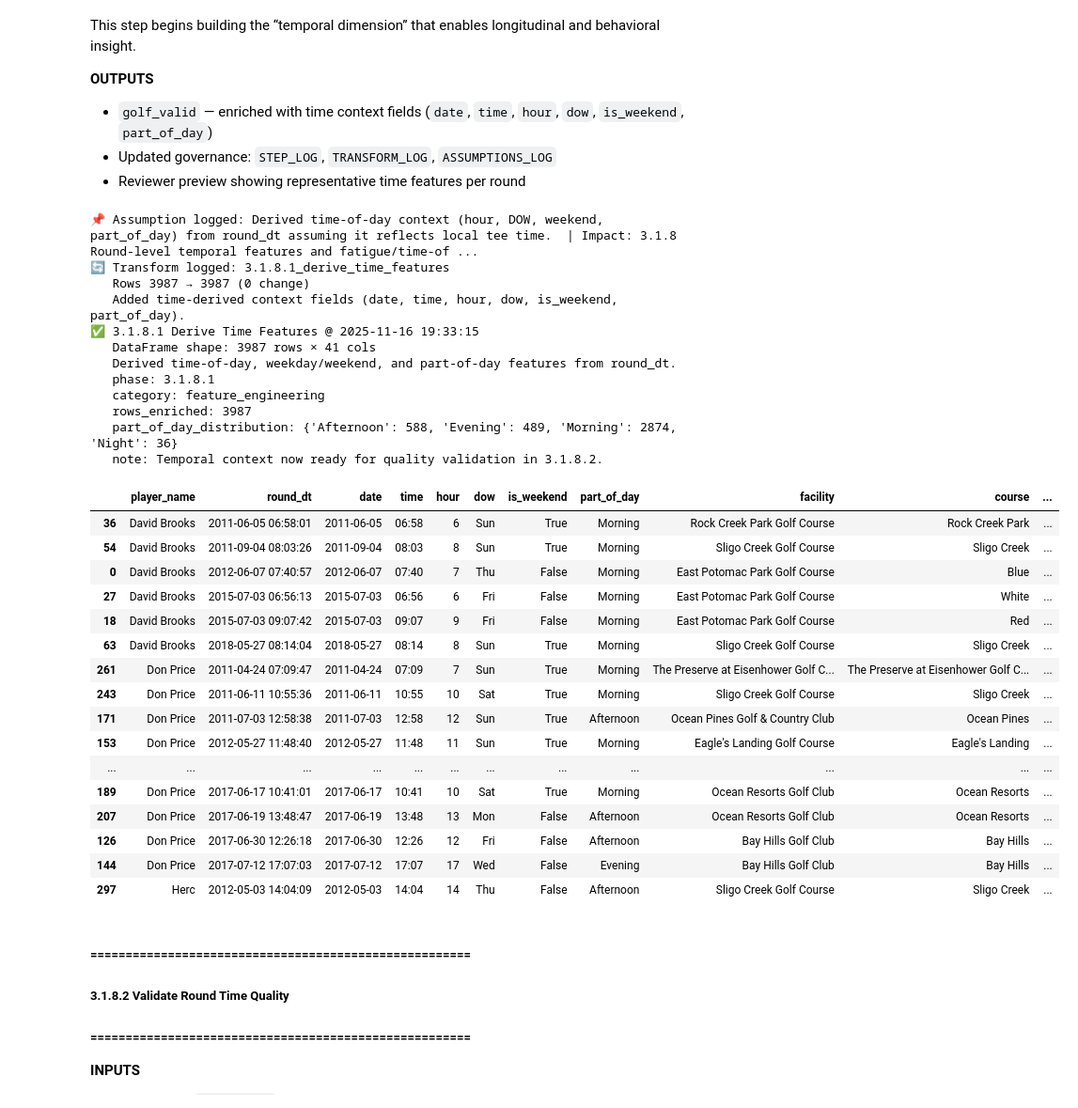
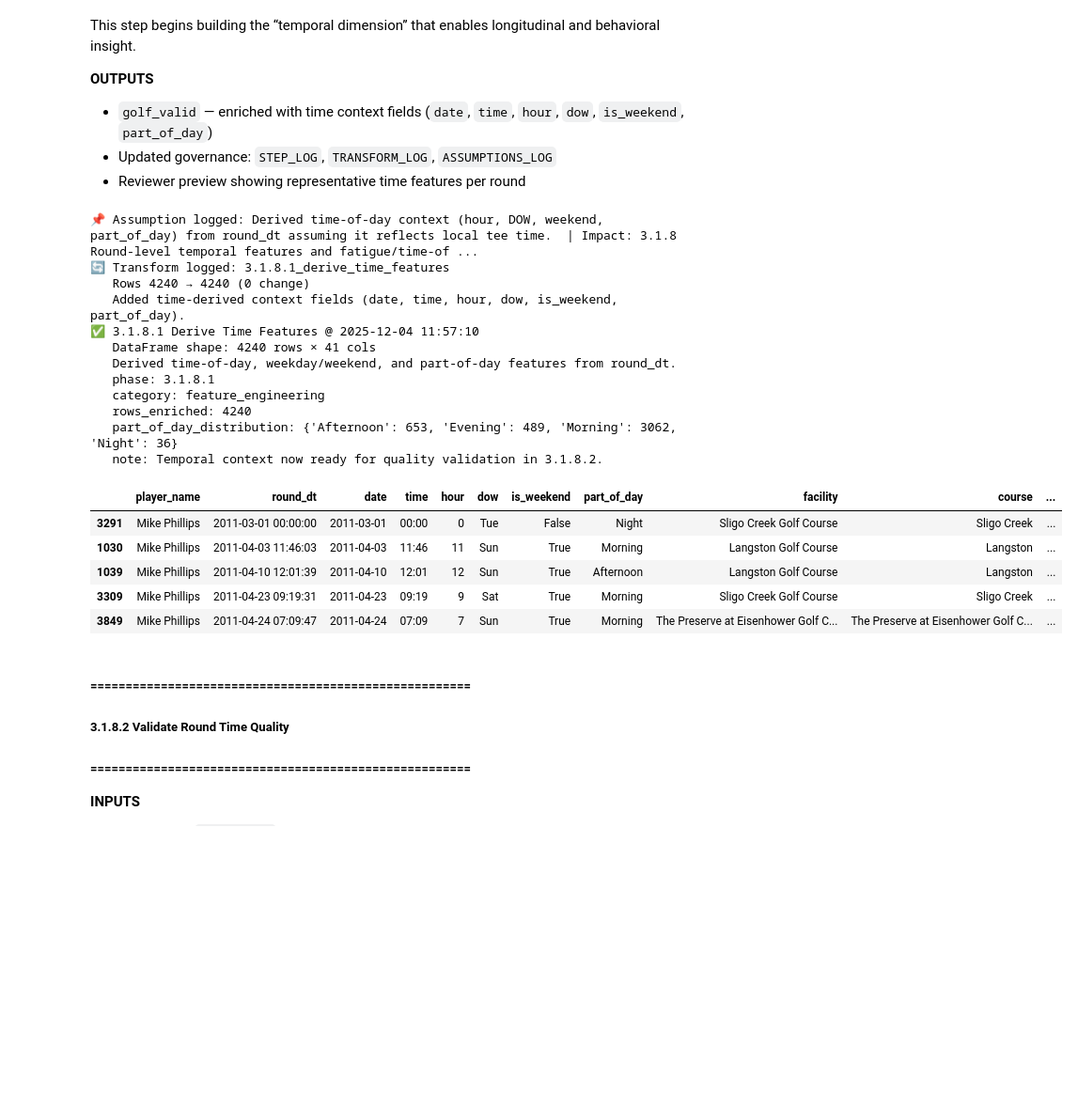
Before and after one commit to mclphlps/golf-performance-analytics-system, a Jupyter notebook: notebooks/golf-capstone.ipynb, the cells around one changed output. Shown at 94% size. Saved outputs shown, nothing was run; the diff lists cells and outputs as text; code cells hidden in the pictures; blank space fills up the shorter version.

```diff
--- a/notebooks/golf-capstone.ipynb
+++ b/notebooks/golf-capstone.ipynb
@@ -3070,7 +3006,8 @@ record_assumption(
 # 6. QA preview for reviewers
 # ------------------------------------------------------
 time_preview = (
-    golf_valid[
+    golf_valid.loc[
+        golf_valid["player_name"] == "Mike Phillips",
         [
             "player_name",
             "round_dt",
@@ -3085,11 +3022,11 @@ time_preview = (
             "round_id",
             "round_no_player",
             "round_no_player_course",
-        ]
+        ],
     ]
     .drop_duplicates(subset=["player_name", "round_dt", "facility", "course"])
     .sort_values(["player_name", "round_dt"])
-    .head(20)
+    .head()
 )
 
 part_of_day_counts = (
@@ -3111,54 +3048,43 @@ track_transform(
 # 8. Step log
 # ------------------------------------------------------
 log_step(
     step_name="3.1.8.1 Derive Time Features",
     description="Derived time-of-day, weekday/weekend, and part-of-day features from round_dt.",
     inputs=["golf_valid (round-level enriched)"],
     outputs=["golf_valid (with temporal features)"],
     df=golf_valid,
     extra_info={
         "phase": "3.1.8.1",
         "category": "feature_engineering",
         "rows_enriched": len(golf_valid),
         "part_of_day_distribution": part_of_day_counts,
         "note": "Temporal context now ready for quality validation in 3.1.8.2.",
     },
 )
 
 # ------------------------------------------------------
 # 9. Reviewer preview
 # ------------------------------------------------------
 display(time_preview)
 # %% [output]
 📌 Assumption logged: Derived time-of-day context (hour, DOW, weekend, part_of_day) from round_dt assuming it reflects local tee time.  | Impact: 3.1.8 Round-level temporal features and fatigue/time-of ...
 🔄 Transform logged: 3.1.8.1_derive_time_features
-   Rows 3987 → 3987 (0 change)
+   Rows 4240 → 4240 (0 change)
    Added time-derived context fields (date, time, hour, dow, is_weekend, part_of_day).
-✅ 3.1.8.1 Derive Time Features @ 2025-11-16 19:33:15
-   DataFrame shape: 3987 rows × 41 cols
+✅ 3.1.8.1 Derive Time Features @ 2025-12-04 11:57:10
+   DataFrame shape: 4240 rows × 41 cols
    Derived time-of-day, weekday/weekend, and part-of-day features from round_dt.
    phase: 3.1.8.1
    category: feature_engineering
-   rows_enriched: 3987
-   part_of_day_distribution: {'Afternoon': 588, 'Evening': 489, 'Morning': 2874, 'Night': 36}
+   rows_enriched: 4240
+   part_of_day_distribution: {'Afternoon': 653, 'Evening': 489, 'Morning': 3062, 'Night': 36}
    note: Temporal context now ready for quality validation in 3.1.8.2.
 |  | player_name | round_dt | date | time | hour | dow | is_weekend | part_of_day | facility | course | ... |
-| 36 | David Brooks | 2011-06-05 06:58:01 | 2011-06-05 | 06:58 | 6 | Sun | True | Morning | Rock Creek Park Golf Course | Rock Creek Park | ... |
-| 54 | David Brooks | 2011-09-04 08:03:26 | 2011-09-04 | 08:03 | 8 | Sun | True | Morning | Sligo Creek Golf Course | Sligo Creek | ... |
-| 0 | David Brooks | 2012-06-07 07:40:57 | 2012-06-07 | 07:40 | 7 | Thu | False | Morning | East Potomac Park Golf Course | Blue | ... |
-| 27 | David Brooks | 2015-07-03 06:56:13 | 2015-07-03 | 06:56 | 6 | Fri | False | Morning | East Potomac Park Golf Course | White | ... |
-| 18 | David Brooks | 2015-07-03 09:07:42 | 2015-07-03 | 09:07 | 9 | Fri | False | Morning | East Potomac Park Golf Course | Red | ... |
-| 63 | David Brooks | 2018-05-27 08:14:04 | 2018-05-27 | 08:14 | 8 | Sun | True | Morning | Sligo Creek Golf Course | Sligo Creek | ... |
-| 261 | Don Price | 2011-04-24 07:09:47 | 2011-04-24 | 07:09 | 7 | Sun | True | Morning | The Preserve at Eisenhower Golf C... | The Preserve at Eisenhower Golf C... | ... |
-| 243 | Don Price | 2011-06-11 10:55:36 | 2011-06-11 | 10:55 | 10 | Sat | True | Morning | Sligo Creek Golf Course | Sligo Creek | ... |
-| 171 | Don Price | 2011-07-03 12:58:38 | 2011-07-03 | 12:58 | 12 | Sun | True | Afternoon | Ocean Pines Golf & Country Club | Ocean Pines | ... |
-| 153 | Don Price | 2012-05-27 11:48:40 | 2012-05-27 | 11:48 | 11 | Sun | True | Morning | Eagle's Landing Golf Course | Eagle's Landing | ... |
-| ... | ... | ... | ... | ... | ... | ... | ... | ... | ... | ... | ... |
-| 189 | Don Price | 2017-06-17 10:41:01 | 2017-06-17 | 10:41 | 10 | Sat | True | Morning | Ocean Resorts Golf Club | Ocean Resorts | ... |
-| 207 | Don Price | 2017-06-19 13:48:47 | 2017-06-19 | 13:48 | 13 | Mon | False | Afternoon | Ocean Resorts Golf Club | Ocean Resorts | ... |
-| 126 | Don Price | 2017-06-30 12:26:18 | 2017-06-30 | 12:26 | 12 | Fri | False | Afternoon | Bay Hills Golf Club | Bay Hills | ... |
-| 144 | Don Price | 2017-07-12 17:07:03 | 2017-07-12 | 17:07 | 17 | Wed | False | Evening | Bay Hills Golf Club | Bay Hills | ... |
-| 297 | Herc | 2012-05-03 14:04:09 | 2012-05-03 | 14:04 | 14 | Thu | False | Afternoon | Sligo Creek Golf Course | Sligo Creek | ... |
+| 3291 | Mike Phillips | 2011-03-01 00:00:00 | 2011-03-01 | 00:00 | 0 | Tue | False | Night | Sligo Creek Golf Course | Sligo Creek | ... |
+| 1030 | Mike Phillips | 2011-04-03 11:46:03 | 2011-04-03 | 11:46 | 11 | Sun | True | Morning | Langston Golf Course | Langston | ... |
+| 1039 | Mike Phillips | 2011-04-10 12:01:39 | 2011-04-10 | 12:01 | 12 | Sun | True | Afternoon | Langston Golf Course | Langston | ... |
+| 3309 | Mike Phillips | 2011-04-23 09:19:31 | 2011-04-23 | 09:19 | 9 | Sat | True | Morning | Sligo Creek Golf Course | Sligo Creek | ... |
+| 3849 | Mike Phillips | 2011-04-24 07:09:47 | 2011-04-24 | 07:09 | 7 | Sun | True | Morning | The Preserve at Eisenhower Golf C... | The Preserve at Eisenhower Golf C... | ... |
 # %% [markdown]
 ##### ======================================================
 ##### 3.1.8.2 Validate Round Time Quality
```
Also changed, not shown: parts of 45 cells of this notebook, 10 other files.
